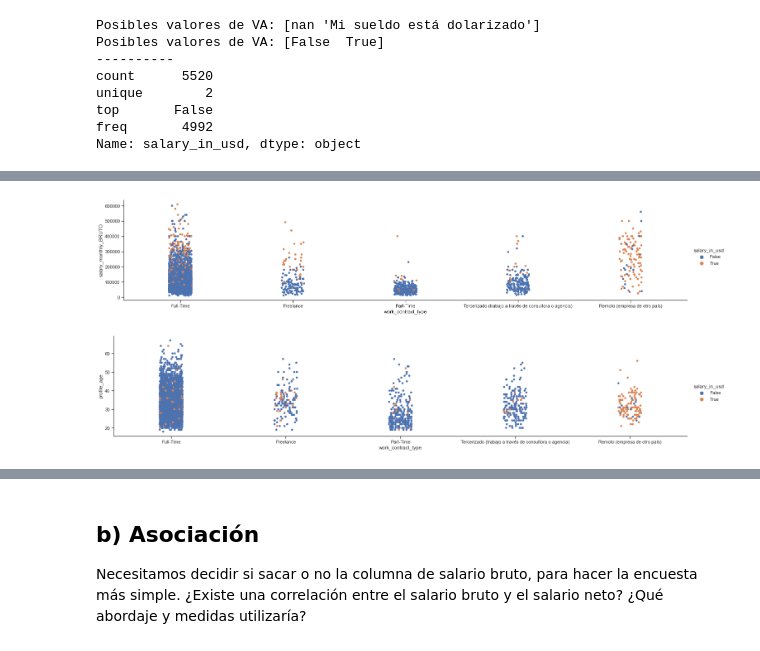
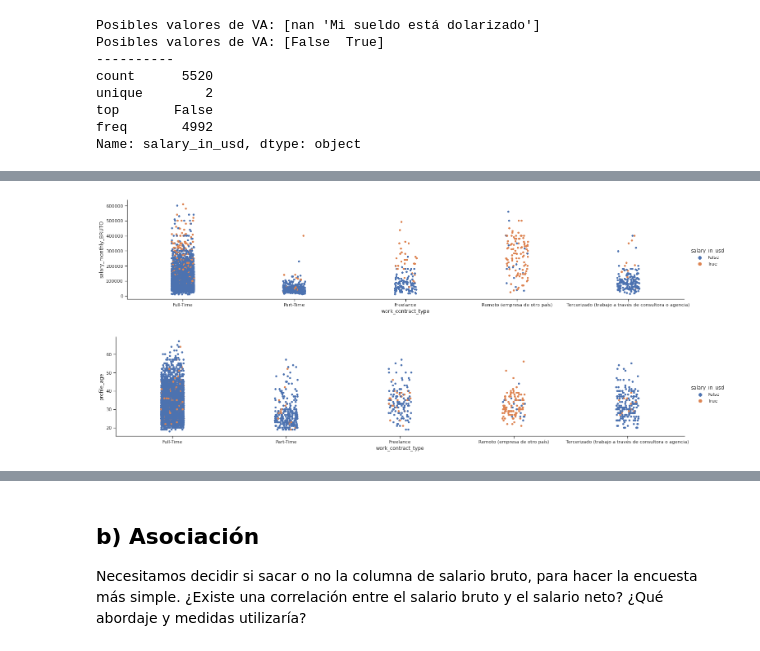
Before and after one commit to mgobbi289/DiploDatos, a Jupyter notebook: AnalisisyVisualizacion/Entregable_1_Ejercicio_2.ipynb, the cells around one changed output, grey strips where cells are left out. Drawn from its saved outputs; the diff is of its cells as text; code cells hidden in the pictures.

```diff
--- a/AnalisisyVisualizacion/Entregable_1_Ejercicio_2.ipynb
+++ b/AnalisisyVisualizacion/Entregable_1_Ejercicio_2.ipynb
@@ -243,17 +240,19 @@ seaborn.pairplot(data=df.sample(1000),
 # %%
 seaborn.catplot(data=df,
                 x=contrato,
                 y=bruto,
                 hue=dolares,
+                order=order,
                 aspect=5, height=4);
 # %% [output]
-[figure, old version]
+[figure, new version]
 # %%
 seaborn.catplot(data=df,
                 x=contrato,
                 y=edad,
                 hue=dolares,
+                order=order,
                 aspect=5, height=4);
 # %% [output]
-[figure, old version]
+[figure, new version]
 # %%
```
Also changed, not shown: parts of 19 cells of this notebook.
